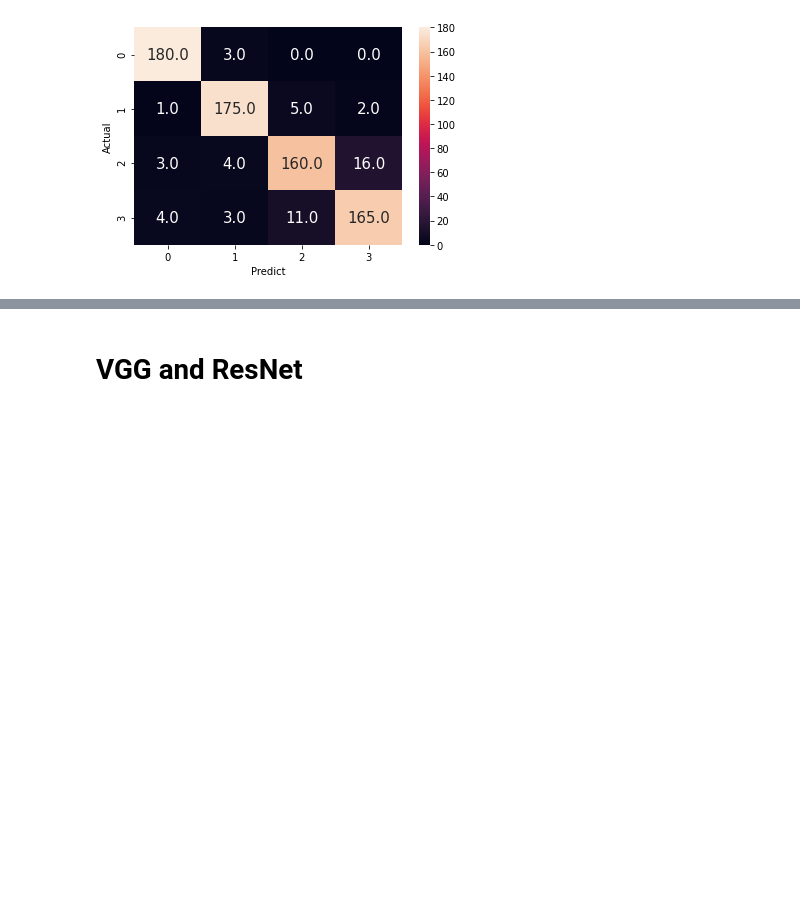
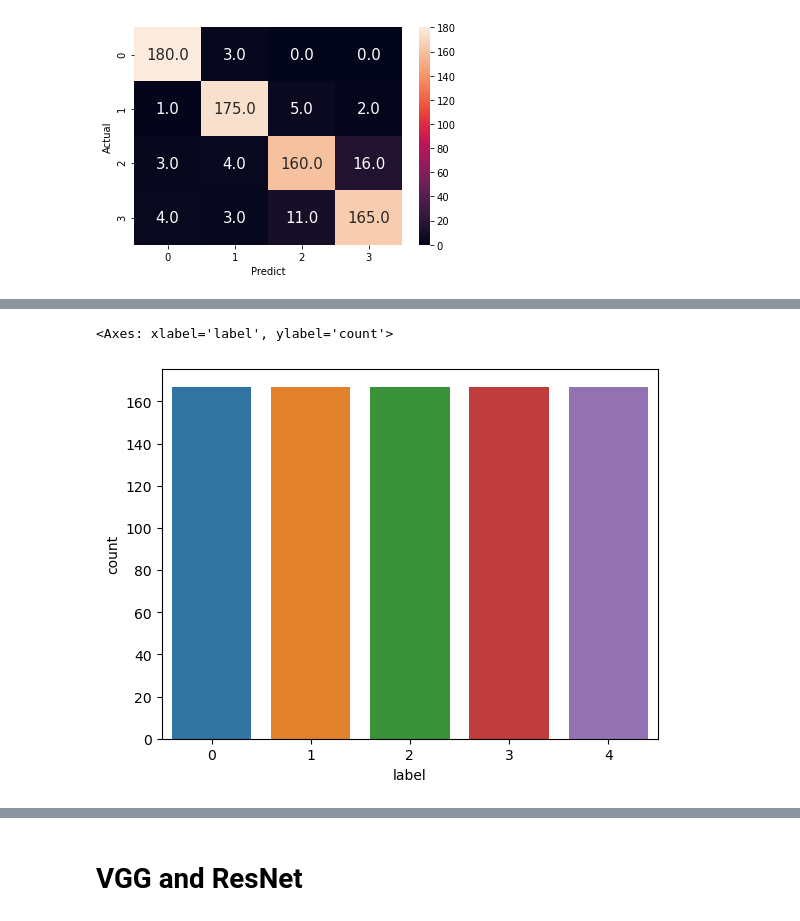
Before and after one commit to or-yitshak/ancient-coins, a Jupyter notebook: coins organized.ipynb, the cells around one changed output, grey strips where cells are left out. Drawn from its saved outputs; the diff is of its cells as text; code cells hidden in the pictures; blank space fills up the shorter version.

```diff
--- a/coins organized.ipynb
+++ b/coins organized.ipynb
@@ -300,0 +413,5 @@ Text(33.0, 0.5, 'Actual')
+# %%
+sns.countplot(x = y_test)
+# %% [output]
+<Axes: xlabel='label', ylabel='count'>
+[figure, added]
```
Also changed, not shown: parts of 80 cells of this notebook.
